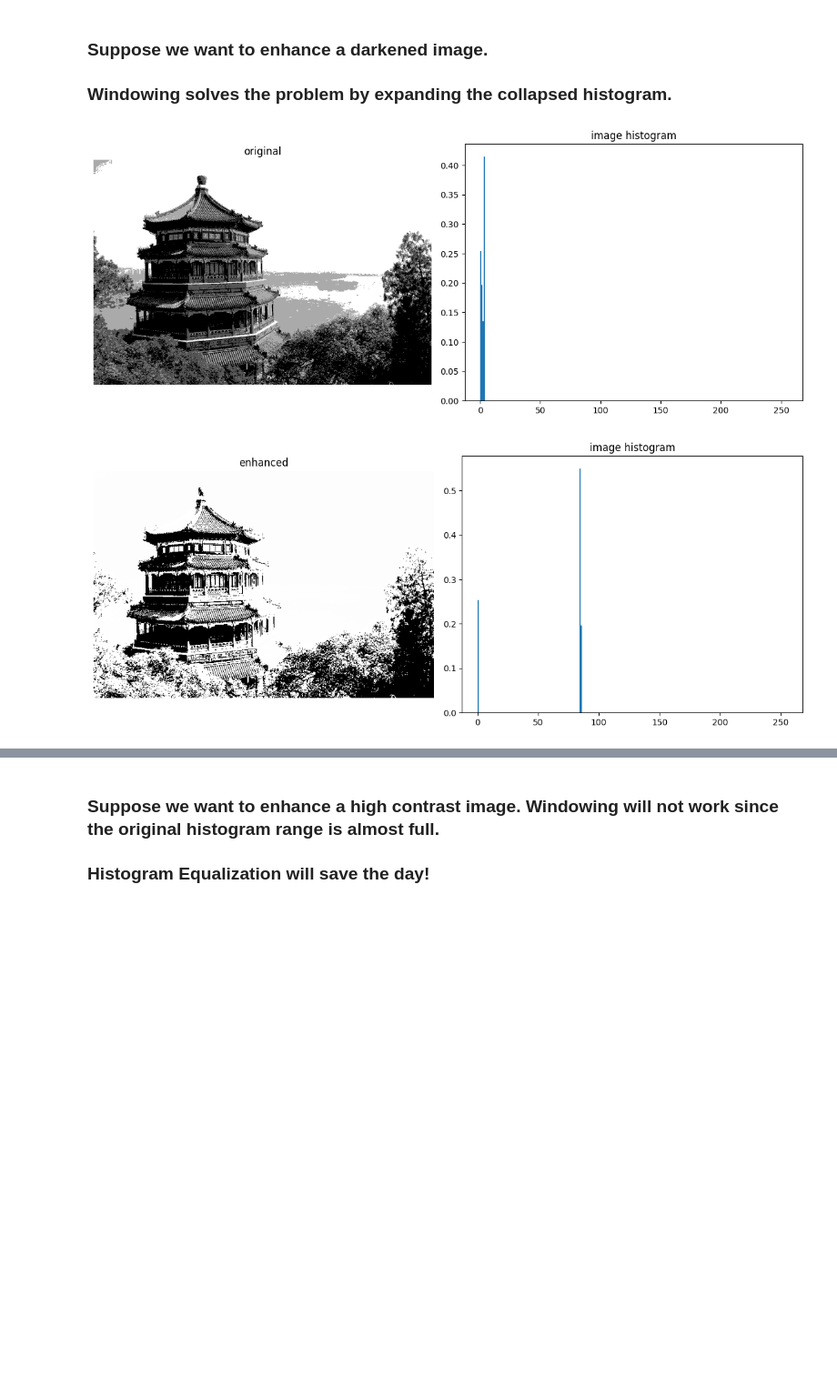
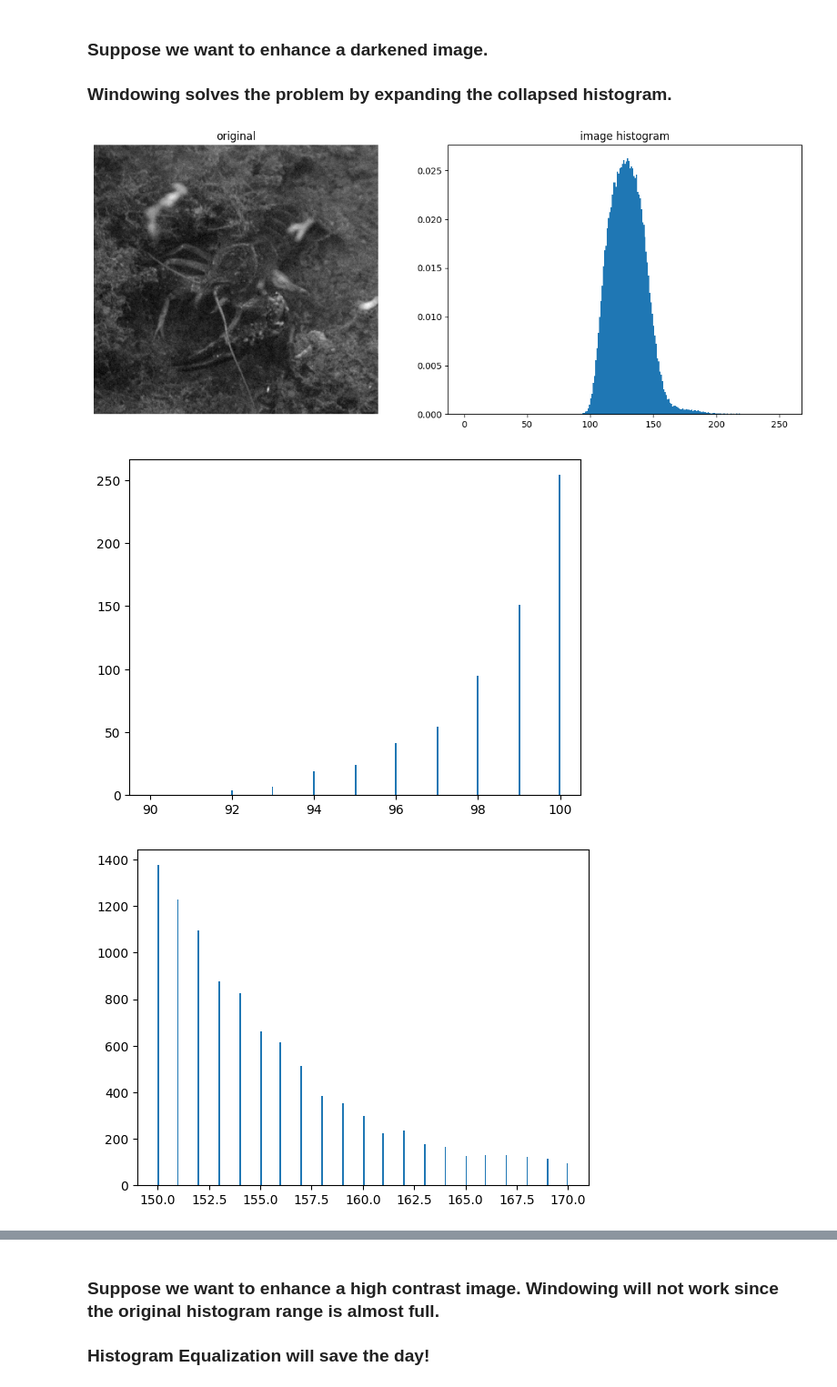
Before and after one commit to York-Citynew/image_adjustment, a Jupyter notebook: image_adjustments.ipynb, the cells around one changed output, grey strips where cells are left out. Shown at 91% size. Saved outputs shown, nothing was run; the diff lists cells and outputs as text; code cells hidden in the pictures; blank space fills up the shorter version.

```diff
--- a/image_adjustments.ipynb
+++ b/image_adjustments.ipynb
@@ -97,26 +97,30 @@ plt.show()
 ### Suppose we want to enhance a darkened image.
 ### Windowing solves the problem by expanding the collapsed histogram.
 # %%
-bad_image1 = adjust_brightness(image, .35)
-enhanced_image = 255 * (bad_image1 - np.min(bad_image1)) / (np.max(bad_image1) - np.min(bad_image1))
+bad_image1 = plt.imread('crayfish.jpg')
+enhanced_image = np.clip((bad_image1 - 92) / 73 * 255, 0, 255).astype(np.uint8)
 
 _, (ax1, ax2) = plt.subplots(1, 2, figsize=(12, 5))
 ax1.imshow(bad_image1, cmap='grey')
 ax1.set_title('original')
 ax1.axis('off')
 ax2.set_title('image histogram')
 ax2.hist(bad_image1.ravel(),255,density=1,range=(0,255))
 plt.tight_layout()
 plt.show()
-
+plt.hist(bad_image1.ravel(),256,[90,100])
+plt.show()
+plt.hist(bad_image1.ravel(),256,[150,170])
+plt.show()
 _, (ax1, ax2) = plt.subplots(1, 2, figsize=(12, 5))
 ax1.imshow(enhanced_image,cmap='gray')
 ax1.set_title('enhanced')
 ax1.axis('off')
 ax2.set_title('image histogram')
 ax2.hist(enhanced_image.ravel(),255,density=1,range=(0,255))
 plt.tight_layout()
 plt.show()
 # %% [output]
-[figure, old version]
+[figure, new version]
-[figure, old version]
+[figure, new version]
+[figure, added]
```
Also changed, not shown: parts of 1 cell of this notebook, 1 other file.
